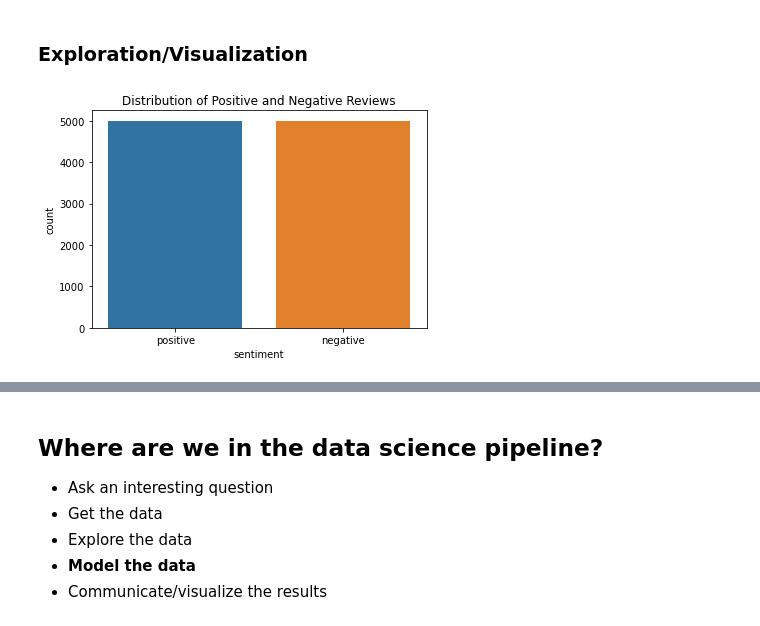
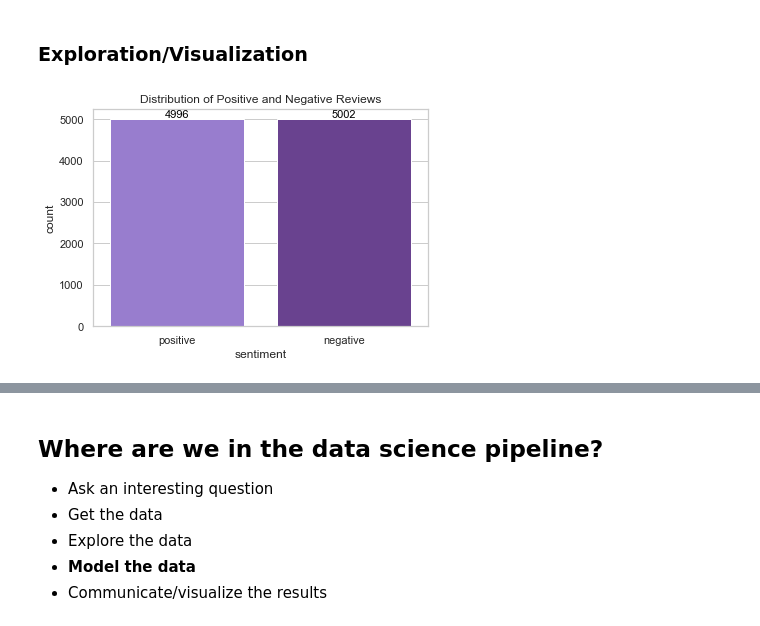
Before and after one commit to hjoad/67364-final-project, a Jupyter notebook: final-project.ipynb, the cells around one changed output, grey strips where cells are left out. Drawn from its saved outputs; the diff is of its cells as text; code cells hidden in the pictures.

```diff
--- a/final-project.ipynb
+++ b/final-project.ipynb
@@ -208,10 +213,18 @@ reviews_df.shape
 (9998, 2)
 # %% [markdown]
 ### Exploration/Visualization
-# %%
-# Distribution of sentiments in the dataset
-sns.countplot(data=reviews_df, x='sentiment')
-plt.title('Distribution of Positive and Negative Reviews')
-plt.show()
-# %% [output]
-[figure, removed]
+# %%
+# the distribution of sentiments in the dataset
+palette = {"positive": "#9370db", "negative": "#69359c"}
+plot = sns.countplot(data=reviews_df, x='sentiment', palette=palette)
+plt.title('Distribution of Positive and Negative Reviews')
+
+# using annotations to showcase the exact difference between the two review features
+for bar in plot.patches:
+    plot.annotate(f'{bar.get_height()}', (bar.get_x() + bar.get_width() / 2., bar.get_height()),
+                ha='center', va='center', fontsize=11, color='black', xytext=(0, 5),
+                textcoords='offset points')
+
+plt.show()
+# %% [output]
+[figure, added]
```
Also changed, not shown: parts of 28 cells of this notebook.
